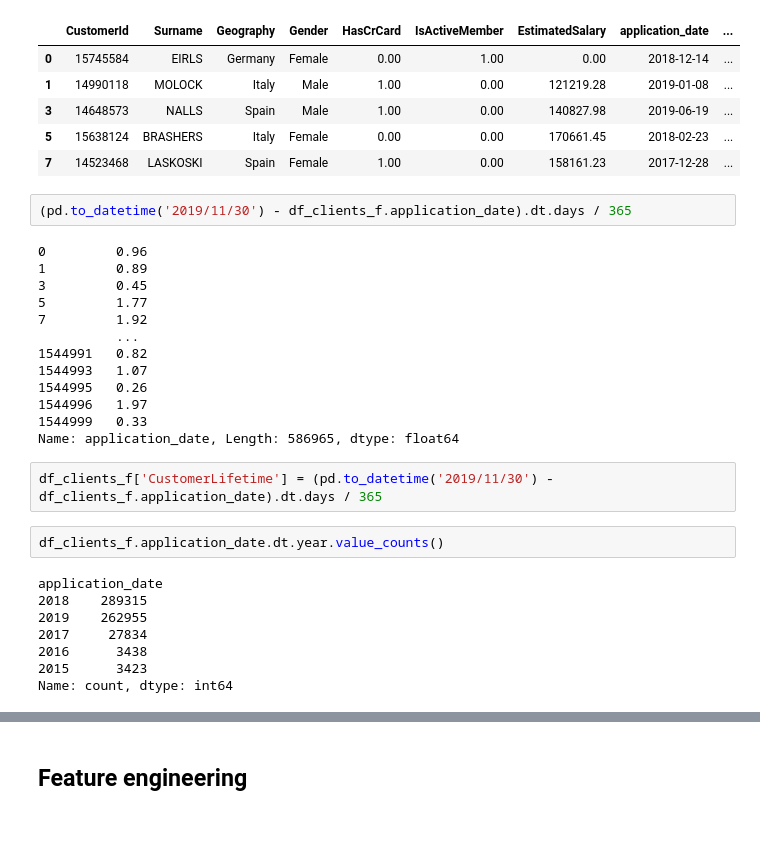
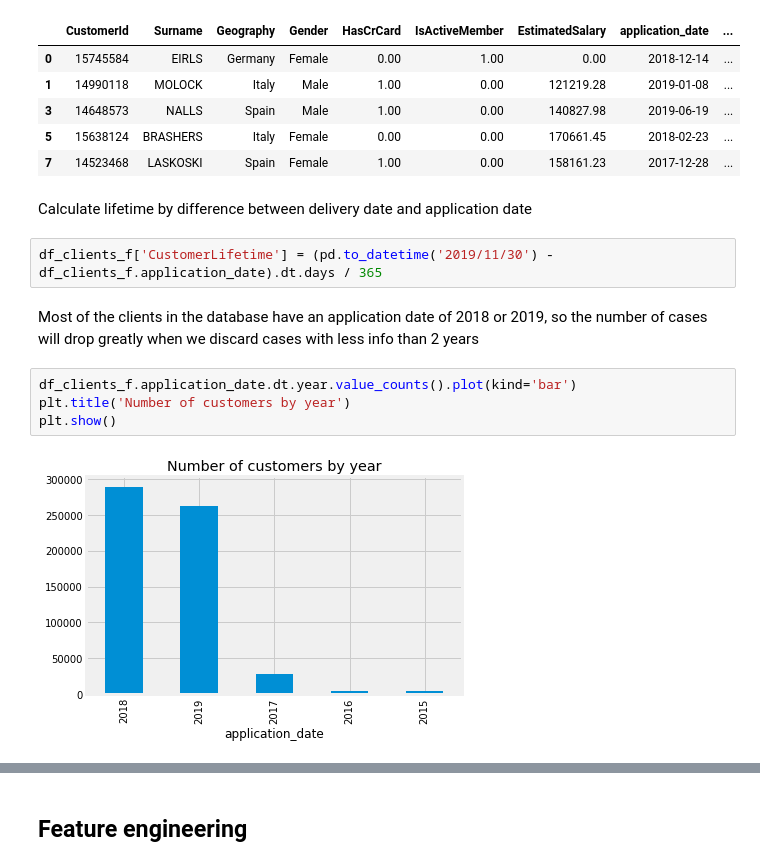
Before and after one commit to DenisTros/kin_analytics_trosman, a Jupyter notebook: notebooks/kin_analytics_trosman.ipynb, the cells around one changed output, grey strips where cells are left out. Cells and saved outputs as stored; diff of their text form; blank space fills up the shorter version.

```diff
--- a/notebooks/kin_analytics_trosman.ipynb
+++ b/notebooks/kin_analytics_trosman.ipynb
@@ -255,30 +255,15 @@ df_clients_f.head()
 | 3 | 14648573 | NALLS | Spain | Male | 1.00 | 0.00 | 140827.98 | 2019-06-19 | ... |
 | 5 | 15638124 | BRASHERS | Italy | Female | 0.00 | 0.00 | 170661.45 | 2018-02-23 | ... |
 | 7 | 14523468 | LASKOSKI | Spain | Female | 1.00 | 0.00 | 158161.23 | 2017-12-28 | ... |
-# %%
-(pd.to_datetime('2019/11/30') - df_clients_f.application_date).dt.days / 365
-# %% [output]
-0         0.96
-1         0.89
-3         0.45
-5         1.77
-7         1.92
-          ...
-1544991   0.82
-1544993   1.07
-1544995   0.26
-1544996   1.97
-1544999   0.33
-Name: application_date, Length: 586965, dtype: float64
+# %% [markdown]
+Calculate lifetime by difference between delivery date and application date
 # %%
 df_clients_f['CustomerLifetime'] = (pd.to_datetime('2019/11/30') - df_clients_f.application_date).dt.days / 365
+# %% [markdown]
+Most of the clients in the database have an application date of 2018 or 2019, so the number of cases will drop greatly when we discard cases with less info than 2 years
 # %%
-df_clients_f.application_date.dt.year.value_counts()
+df_clients_f.application_date.dt.year.value_counts().plot(kind='bar')
+plt.title('Number of customers by year')
+plt.show()
 # %% [output]
-application_date
-2018    289315
-2019    262955
-2017     27834
-2016      3438
-2015      3423
-Name: count, dtype: int64
+[figure, added]
```
Also changed, not shown: parts of 99 cells of this notebook.
